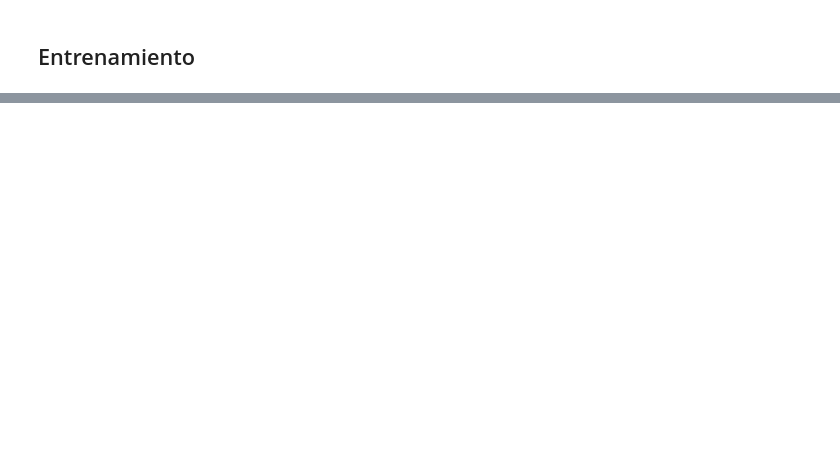
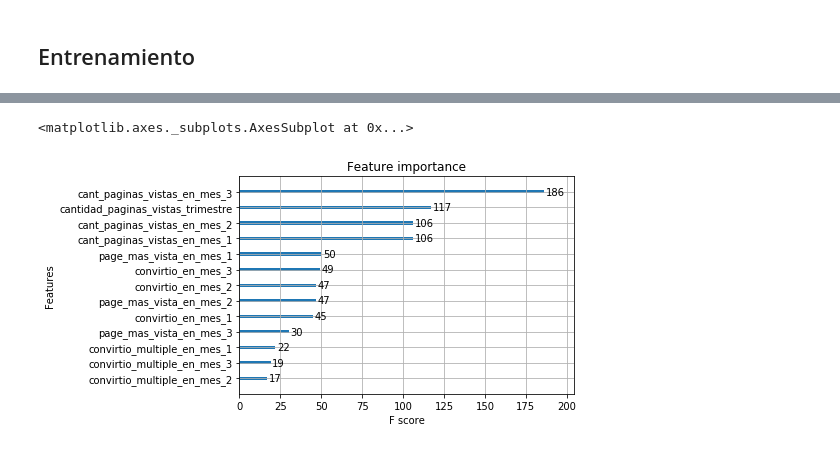
Before and after one commit to emanuelpelozo/Competencia-Galicia, a Jupyter notebook: modelo/XGBoost.ipynb, the cells around one changed output, grey strips where cells are left out. Drawn from its saved outputs; the diff is of its cells as text; code cells hidden in the pictures; blank space fills up the shorter version.

```diff
--- a/modelo/XGBoost.ipynb
+++ b/modelo/XGBoost.ipynb
@@ -134,0 +106,2 @@ predecir.to_csv('../data/submit_xgb.csv')
+# %%
+modelo.fit(X, y)
@@ -134,0 +158,5 @@ predecir.to_csv('../data/submit_xgb.csv')
+# %%
+xgb.plot_importance(modelo)
+# %% [output]
+<matplotlib.axes._subplots.AxesSubplot at 0x...>
+[figure, added]
```
Also changed, not shown: parts of 55 cells of this notebook, 1 other file.
